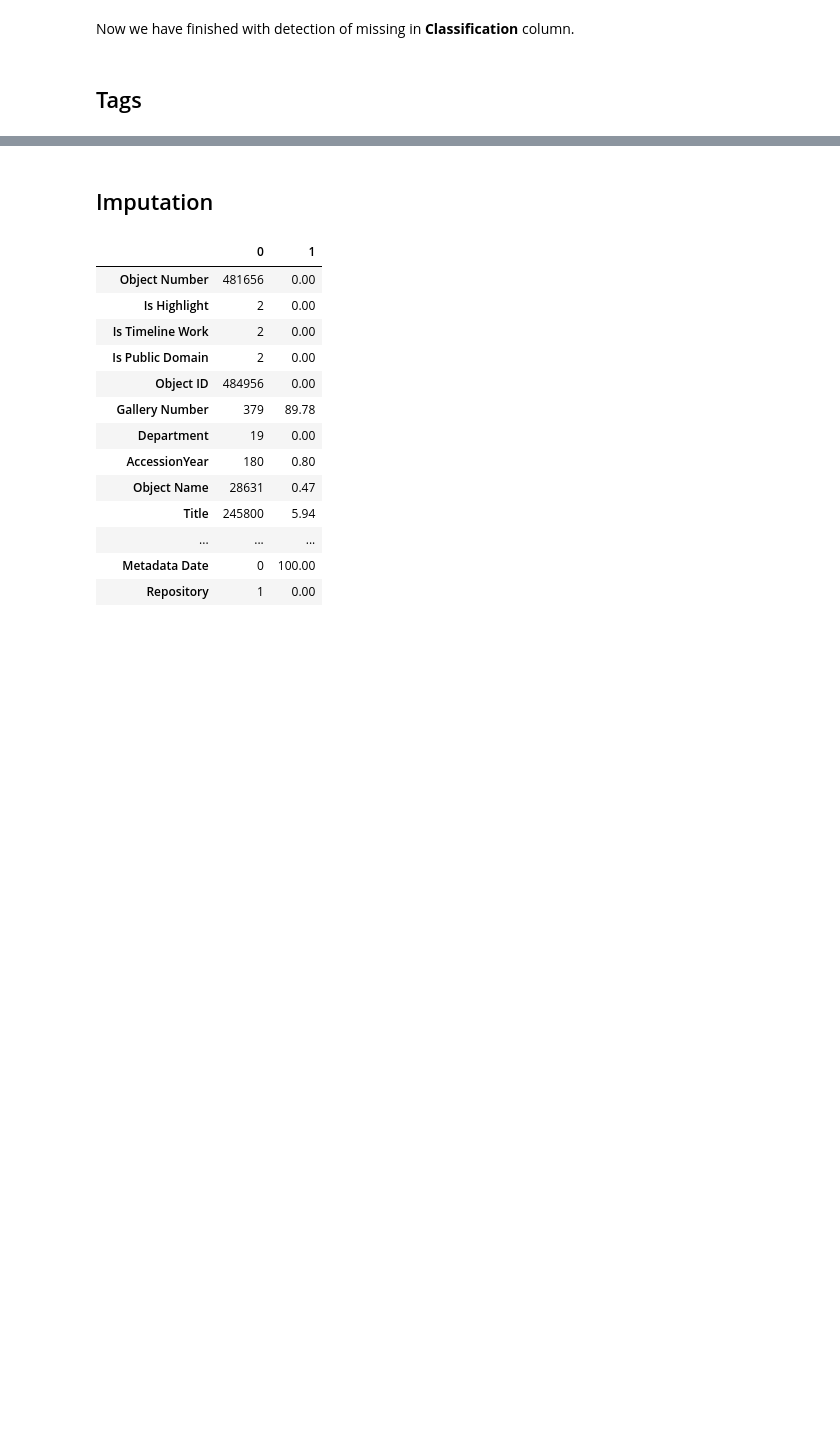
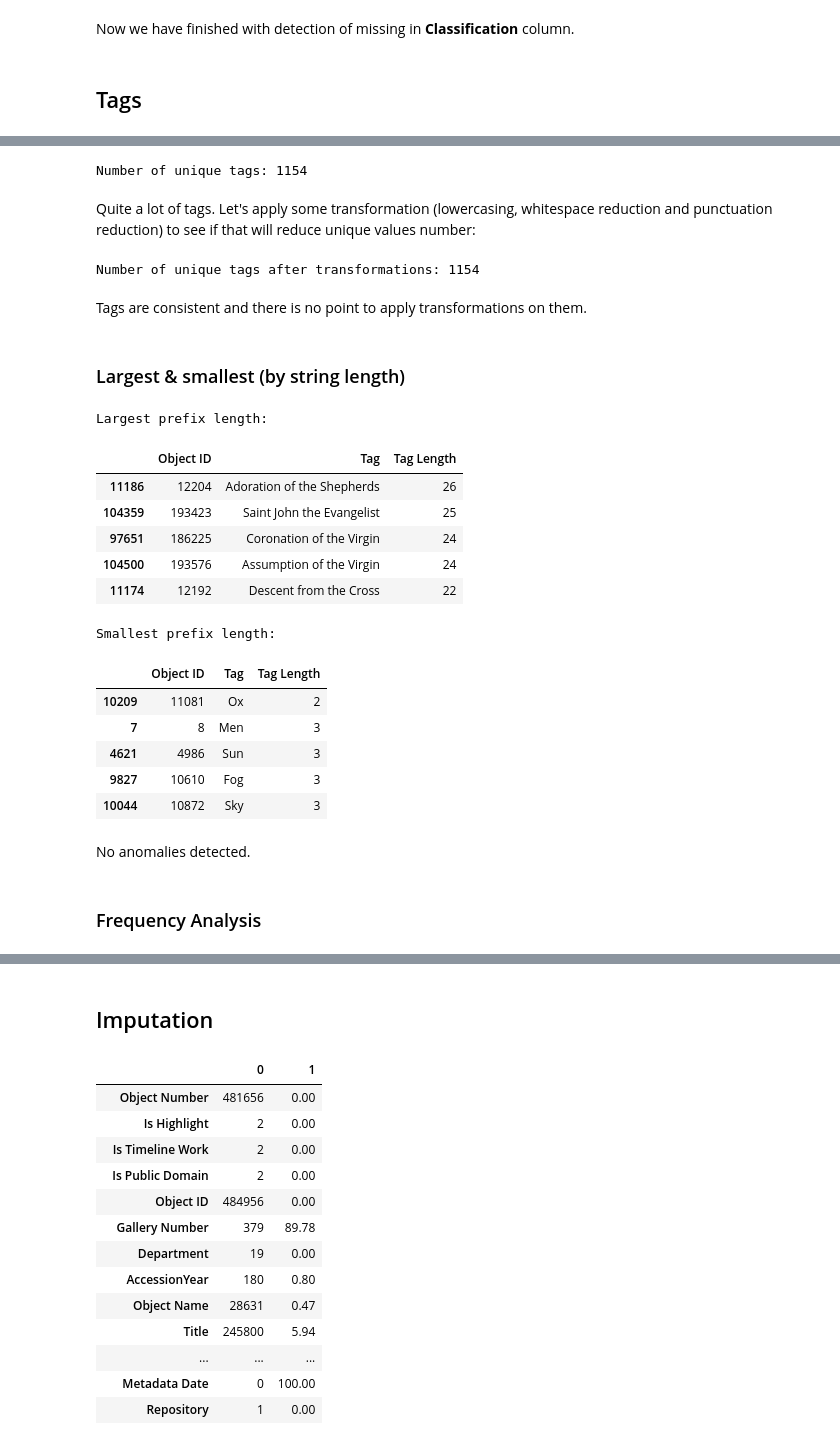
Before and after one commit to nickobard/Data-Preprocessing-Course, a Jupyter notebook: 01/01_homework.ipynb, the cells around one changed output, grey strips where cells are left out. Cells and saved outputs as stored; diff of their text form; code cells hidden in the pictures; blank space fills up the shorter version.

```diff
--- a/01/01_homework.ipynb
+++ b/01/01_homework.ipynb
@@ -1790,3 +1790,7 @@ df_class_long['Classification'] = df_class_long['Classification'].replace('(not
 Now we have finished with detection of missing in **Classification** column.
 # %% [markdown]
 ## Tags
+# %%
+df_tags = df_objects[['Object ID', 'Tags']].copy()
+introduce_data(df_tags, column='Tags')
+df_tags.dropna().head()
@@ -1792,0 +1821,4 @@ Now we have finished with detection of missing in **Classification** column.
+# %%
+df_tags['Tags List'] = df_tags['Tags'].str.split('|')
+df_tags_long = df_tags.explode('Tags List').drop('Tags', axis='columns').rename({'Tags List':'Tag'}, axis='columns')
+df_tags_long.dropna().head()
@@ -1792,0 +1832,40 @@ Now we have finished with detection of missing in **Classification** column.
+# %%
+print(f'Number of unique tags: {df_tags_long["Tag"].nunique()}')
+# %% [output]
+Number of unique tags: 1154
+# %% [markdown]
+Quite a lot of tags. Let's apply some transformation (lowercasing, whitespace reduction and punctuation reduction) to see if that will reduce unique values number:
+# %%
+unique_tags_number = df_tags_long['Tag'].apply(lowercase).apply(whitespaces_reduction).apply(special_characters_reduction).nunique()
+print(f'Number of unique tags after transformations: {unique_tags_number}')
+# %% [output]
+Number of unique tags after transformations: 1154
+# %% [markdown]
+Tags are consistent and there is no point to apply transformations on them.
+# %% [markdown]
+### Largest & smallest (by string length)
+# %%
+df_tags_long['Tag Length'] = df_tags_long['Tag'].apply(lambda x: len(x) if isinstance(x, str) else np.NaN).astype('Int32')
+print('Largest prefix length:')
+display(df_tags_long.drop_duplicates(subset='Tag').nlargest(5, columns='Tag Length'))
+print('\nSmallest prefix length:')
+display(df_tags_long.drop_duplicates(subset='Tag').nsmallest(5, columns='Tag Length'))
+# %% [output]
+Largest prefix length:
+|  | Object ID | Tag | Tag Length |
+| 11186 | 12204 | Adoration of the Shepherds | 26 |
+| 104359 | 193423 | Saint John the Evangelist | 25 |
+| 97651 | 186225 | Coronation of the Virgin | 24 |
+| 104500 | 193576 | Assumption of the Virgin | 24 |
+| 11174 | 12192 | Descent from the Cross | 22 |
+Smallest prefix length:
+|  | Object ID | Tag | Tag Length |
+| 10209 | 11081 | Ox | 2 |
+| 7 | 8 | Men | 3 |
+| 4621 | 4986 | Sun | 3 |
+| 9827 | 10610 | Fog | 3 |
+| 10044 | 10872 | Sky | 3 |
+# %% [markdown]
+No anomalies detected.
+# %% [markdown]
+### Frequency Analysis
```
Also changed, not shown: parts of 5 cells of this notebook.
